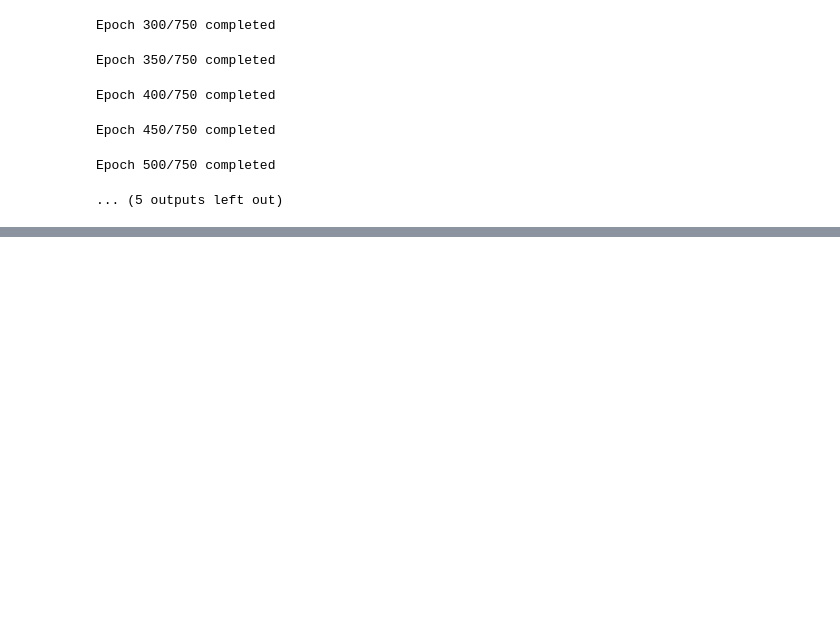
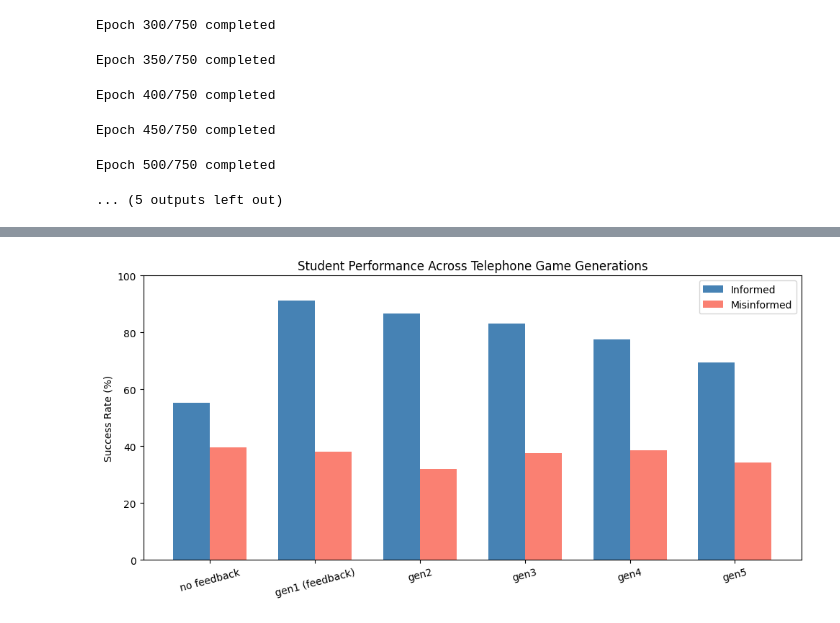
Before and after one commit to keverage-guan/cos435_final_project, a Jupyter notebook: language_emergence/src/models/sae_test.ipynb, the cells around one changed output, grey strips where cells are left out. Drawn from its saved outputs; the diff is of its cells as text; code cells hidden in the pictures; blank space fills up the shorter version.

Commit message:
Add closing-the-loop plots and multi-generation telephone game results

```diff
--- a/language_emergence/src/models/sae_test.ipynb
+++ b/language_emergence/src/models/sae_test.ipynb
@@ -136,0 +134,8 @@ plot_pca_by_label(pca_result, goal_labels, "color: goal labels")
+# %%
+importlib.reload(student_eval)
+from evaluation.student_eval import close_the_loop
+
+student_gen2, student_messages = close_the_loop(
+    student, autoencoder, label_dict, wall_state_dict,
+    message_dict_feedback, sopt_dict, config, device
+)
@@ -136,0 +158,4 @@ plot_pca_by_label(pca_result, goal_labels, "color: goal labels")
+# %%
+informed_gen2, misinformed_gen2 = student_eval.run_evaluations(
+    student_gen2, label_dict, wall_state_dict, student_messages, sopt_dict, config, device
+)
@@ -136,0 +229,25 @@ plot_pca_by_label(pca_result, goal_labels, "color: goal labels")
+# %%
+import matplotlib.pyplot as plt
+import numpy as np
+
+labels      = results['gen']
+informed    = results['informed']
+misinformed = results['misinformed']
+
+x     = np.arange(len(labels))
+width = 0.35
+
+fig, ax = plt.subplots(figsize=(10, 5))
+ax.bar(x - width/2, informed,    width, label='Informed',    color='steelblue')
+ax.bar(x + width/2, misinformed, width, label='Misinformed', color='salmon')
+
+ax.set_ylabel('Success Rate (%)')
+ax.set_title('Student Performance Across Telephone Game Generations')
+ax.set_xticks(x)
+ax.set_xticklabels(labels, rotation=15)
+ax.legend()
+ax.set_ylim(0, 100)
+plt.tight_layout()
+plt.show()
+# %% [output]
+[figure, added]
```
Also changed, not shown: parts of 9 cells of this notebook.
